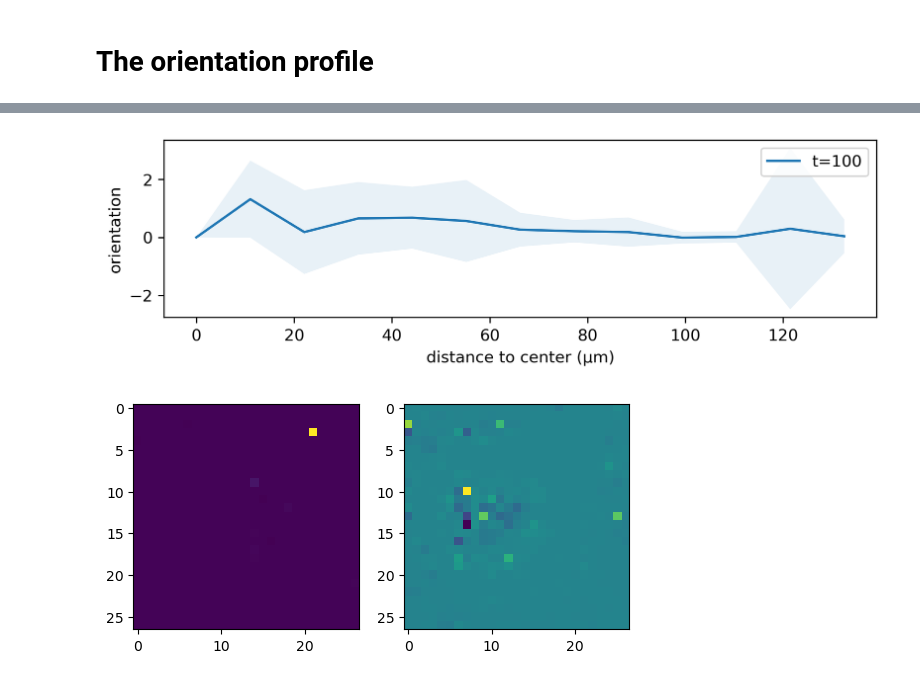
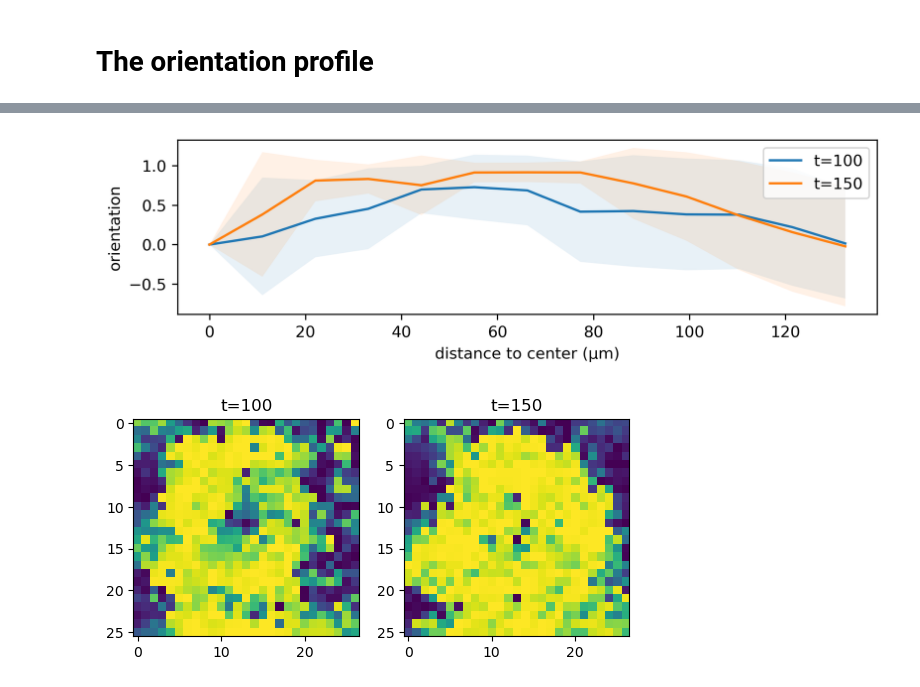
Before and after one commit to rzhou-space/PIV_analysis_headon_data, a Jupyter notebook: mesenchym_analysis.ipynb, the cells around one changed output, grey strips where cells are left out. Saved outputs shown, nothing was run; the diff lists cells and outputs as text; code cells hidden in the pictures.

```diff
--- a/mesenchym_analysis.ipynb
+++ b/mesenchym_analysis.ipynb
@@ -332,5 +330,3 @@ def point_to_center_vector(sub_M):
     U_point_center = np.nan_to_num(U_point_center)
 
     return pos_matrix_x, pos_matrix_y, V_point_center, U_point_center
-# %%
-x_center, y_center, point_center_V, point_center_U = point_to_center_vector(M_test)
@@ -344,19 +334,20 @@ plt.gca().invert_yaxis()
 def orientation_profile(sub_U, sub_V, sub_M):
     # Calculate the orientation score with the dot product between two normalized vectors.
     # point to center vector fields are normalized.
+
     _, _, point_center_V, point_center_U = point_to_center_vector(sub_M)
 
     # Normalize the PIV vector field. Replace 0 to nan to avoid the runtime warning.
     sub_M[sub_M == 0] = np.nan
-    sub_U /= sub_M
-    sub_V /= sub_M
+    sub_U_nor = sub_U / sub_M
+    sub_V_nor = sub_V / sub_M
 
     # Replace the nan back to 0.
-    sub_U[sub_U == "nan"] = 0
-    sub_V[sub_V == "nan"] = 0
+    sub_U_nor[sub_U_nor == "nan"] = 0
+    sub_V_nor[sub_V_nor == "nan"] = 0
 
     # Calculate the dot product between vectors on the same position.
     # For 2D vectors (x1, y1) & (x2, y2) --> x1x2 + y1y2
-    orient_matrix = np.multiply(sub_U, point_center_U) + np.multiply(sub_V, point_center_V)
+    orient_matrix = np.multiply(sub_U_nor, point_center_U) + np.multiply(sub_V_nor, point_center_V)
 
     return orient_matrix
@@ -413,10 +394,10 @@ def orientation_in_distance(sub_U, sub_V, sub_M):
 # %%
 plt.figure(figsize=(8, 2), dpi=300)
 
-for t in [100]:
-    sub_U = U[t][7:34, 12:39]
-    sub_V = V[t][7:34, 12:39]
-    sub_M = M[t][7:34, 12:39]
+for t in [100, 150]:
+    sub_U = U[t][32:59, 37:64]
+    sub_V = V[t][32:59, 37:64]
+    sub_M = M[t][32:59, 37:64]
 
     # Plot the mean and shaded with std.
     mean, std = orientation_in_distance(sub_U, sub_V, sub_M)
@@ -427,21 +408,24 @@ for t in [100]:
 plt.ylabel("orientation")
 plt.xlabel("distance to center (μm)")
 plt.legend()
-plt.savefig("orientation_profile_agg_3")
+plt.savefig("orientation_profile_agg_3_shaded")
 plt.show()
 # %% [output]
-[figure, old version]
+[figure, new version]
 # %%
 fig, axs = plt.subplots(1, 2)
 time = [100, 150]
 
 for i in range(len(time)):
     t = time[i]
-    sub_U = U[t][7:34, 12:39]
-    sub_V = V[t][7:34, 12:39]
-    sub_M = M[t][7:34, 12:39]
+    sub_U = U[t][32:59, 37:64]
+    sub_V = V[t][32:59, 37:64]
+    sub_M = M[t][32:59, 37:64]
 
     orientation_matrix = orientation_profile(sub_U, sub_V, sub_M)
-    axs[i].imshow(orientation_matrix)
+    plt.gca().invert_yaxis()
+    axs[i].imshow(orientation_matrix.T)
+    axs[i].title.set_text("t="+str(t))
+plt.savefig("orientation_profile_agg_3_heatmap")
 # %% [output]
-[figure, old version]
+[figure, new version]
```
Also changed, not shown: parts of 7 cells of this notebook.
